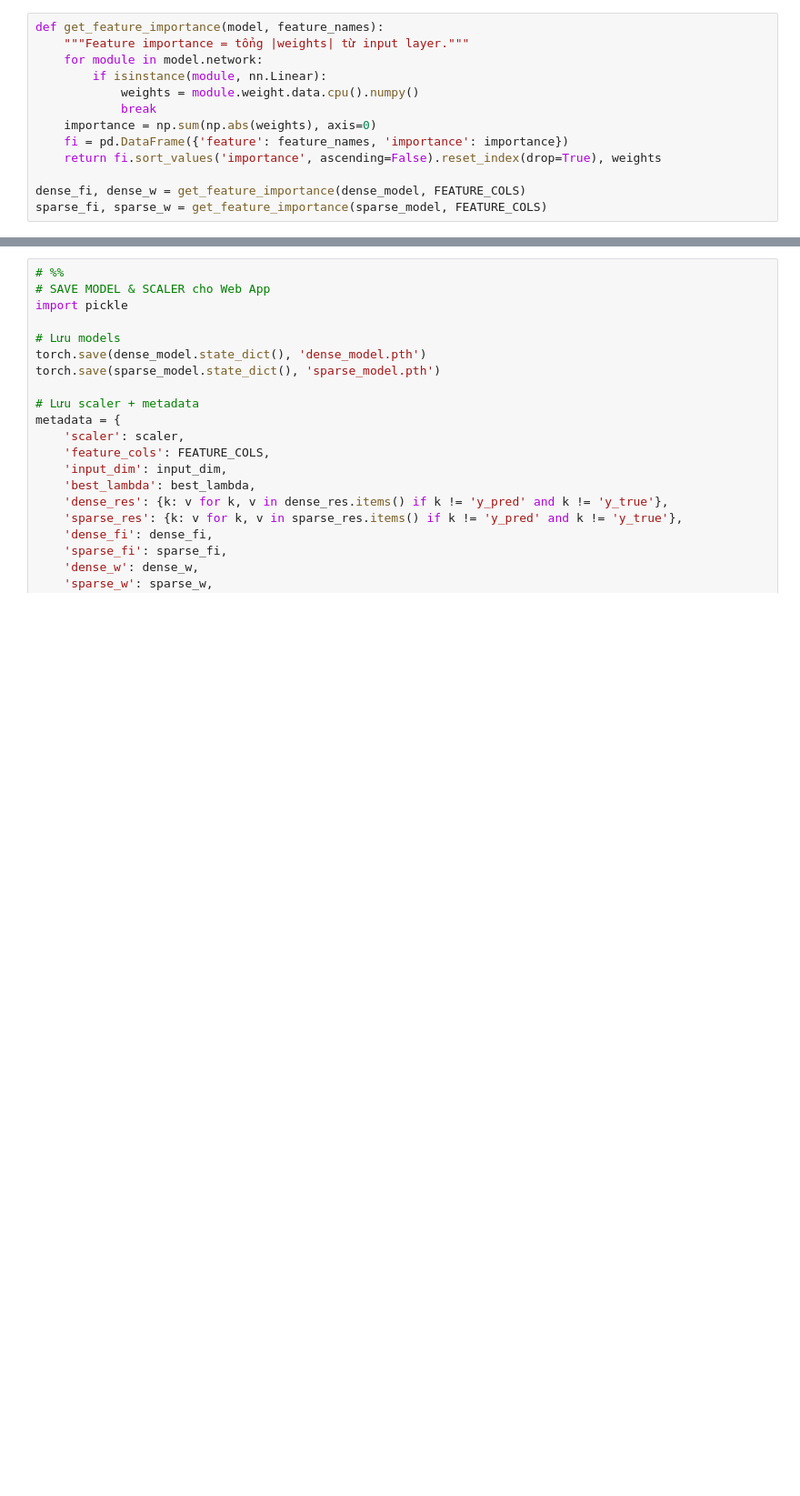
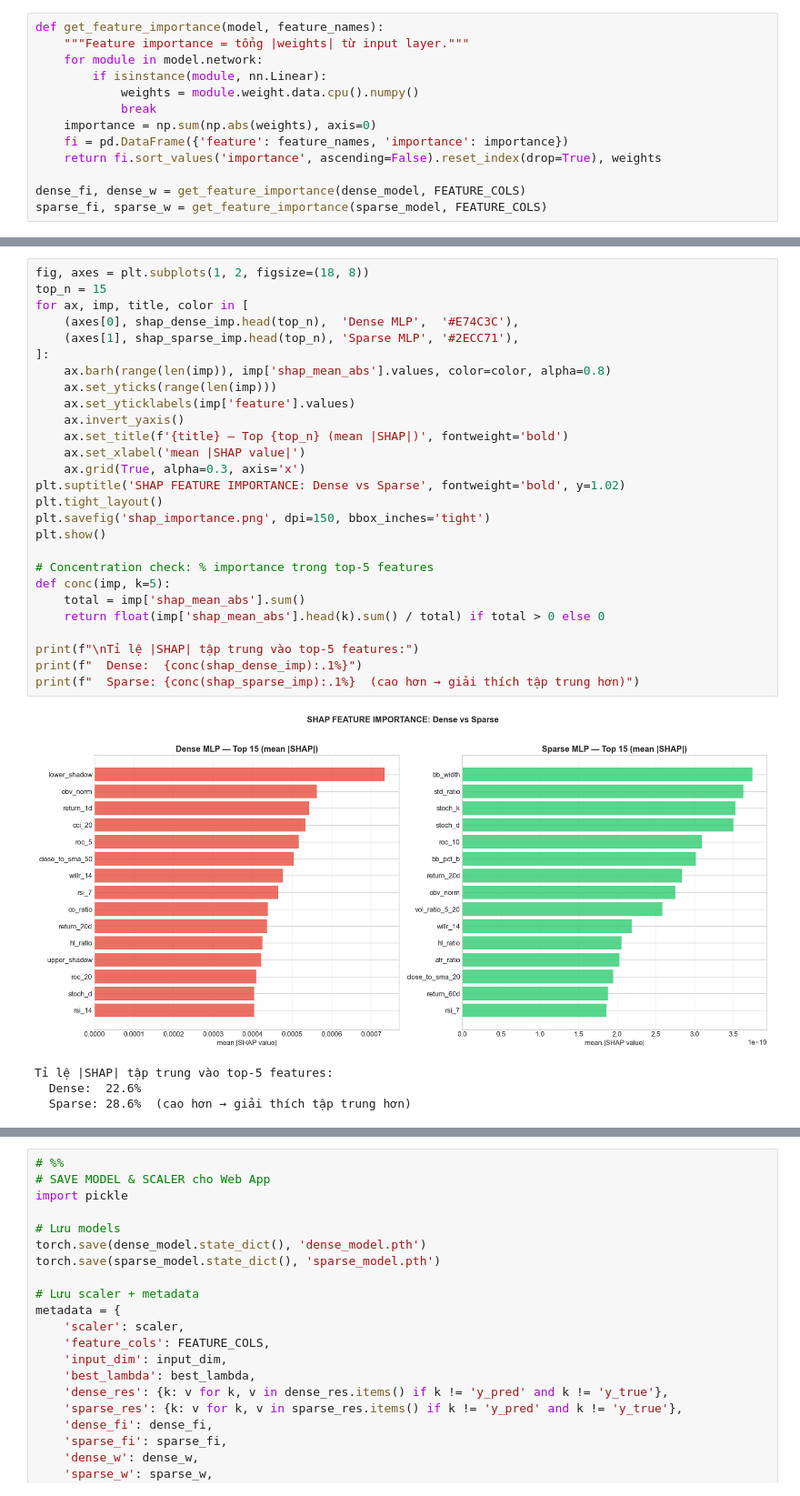
Before and after one commit to MinhNguyen1007/Final_Quantitative_Trading_Project, a Jupyter notebook: test.ipynb, the cells around one changed output, grey strips where cells are left out. Shown at 91% size. Saved outputs shown, nothing was run; the diff lists cells and outputs as text; blank space fills up the shorter version.

```diff
--- a/test.ipynb
+++ b/test.ipynb
@@ -743,0 +1105,32 @@ RMSE                   0.056396     0.055995
+# %%
+fig, axes = plt.subplots(1, 2, figsize=(18, 8))
+top_n = 15
+for ax, imp, title, color in [
+    (axes[0], shap_dense_imp.head(top_n),  'Dense MLP',  '#E74C3C'),
+    (axes[1], shap_sparse_imp.head(top_n), 'Sparse MLP', '#2ECC71'),
+]:
+    ax.barh(range(len(imp)), imp['shap_mean_abs'].values, color=color, alpha=0.8)
+    ax.set_yticks(range(len(imp)))
+    ax.set_yticklabels(imp['feature'].values)
+    ax.invert_yaxis()
+    ax.set_title(f'{title} — Top {top_n} (mean |SHAP|)', fontweight='bold')
+    ax.set_xlabel('mean |SHAP value|')
+    ax.grid(True, alpha=0.3, axis='x')
+plt.suptitle('SHAP FEATURE IMPORTANCE: Dense vs Sparse', fontweight='bold', y=1.02)
+plt.tight_layout()
+plt.savefig('shap_importance.png', dpi=150, bbox_inches='tight')
+plt.show()
+
+# Concentration check: % importance trong top-5 features
+def conc(imp, k=5):
+    total = imp['shap_mean_abs'].sum()
+    return float(imp['shap_mean_abs'].head(k).sum() / total) if total > 0 else 0
+
+print(f"\nTỉ lệ |SHAP| tập trung vào top-5 features:")
+print(f"  Dense:  {conc(shap_dense_imp):.1%}")
+print(f"  Sparse: {conc(shap_sparse_imp):.1%}  (cao hơn → giải thích tập trung hơn)")
+# %% [output]
+[figure, added]
+Tỉ lệ |SHAP| tập trung vào top-5 features:
+  Dense:  22.6%
+  Sparse: 28.6%  (cao hơn → giải thích tập trung hơn)
```
Also changed, not shown: parts of 30 cells of this notebook, 24 other files.
